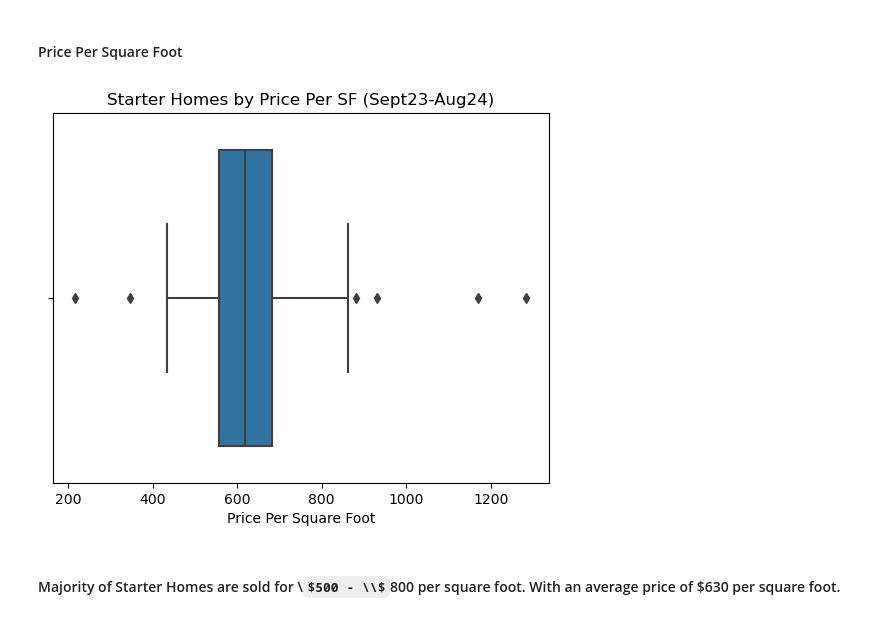
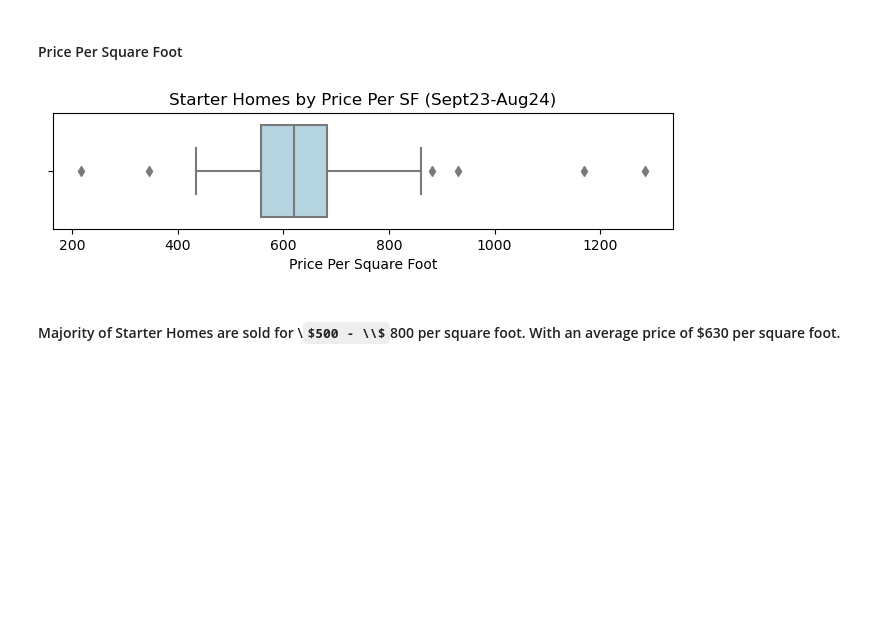
Before and after one commit to StarkArk/Local_Real_Estate_Analysis, a Jupyter notebook: real_estate_eda.ipynb, the cells around one changed output. Drawn from its saved outputs; the diff is of its cells as text; code cells hidden in the pictures; some formulas as TeX source; blank space fills up the shorter version.

```diff
--- a/real_estate_eda.ipynb
+++ b/real_estate_eda.ipynb
@@ -206,14 +206,16 @@ print(f'90% of properties sold for between {low_price} and {high_price}')
 # %%
 re_df_recent = re_df[re_df['dateSold']>'2023-08-31']
 # %%
-sns.boxplot(re_df_recent, x='pricePerSf', whis=1.5)
+plt.figure(figsize=(8,1.5))
+
+sns.boxplot(re_df_recent, x='pricePerSf', whis=1.5, color='lightblue')
 
 plt.title('Starter Homes by Price Per SF (Sept23-Aug24)')
 plt.xlabel('Price Per Square Foot')
 
 plt.savefig('Images/pricepersf_boxplot_lastyear.svg', format='svg')
 # %% [output]
-[figure, old version]
+[figure, new version]
 # %% [markdown]
 #### Majority of Starter Homes are sold for \\$500 - \\$800 per square foot. With an average price of $630 per square foot.
 # %%
```
Also changed, not shown: parts of 8 cells of this notebook, 6 other files.
